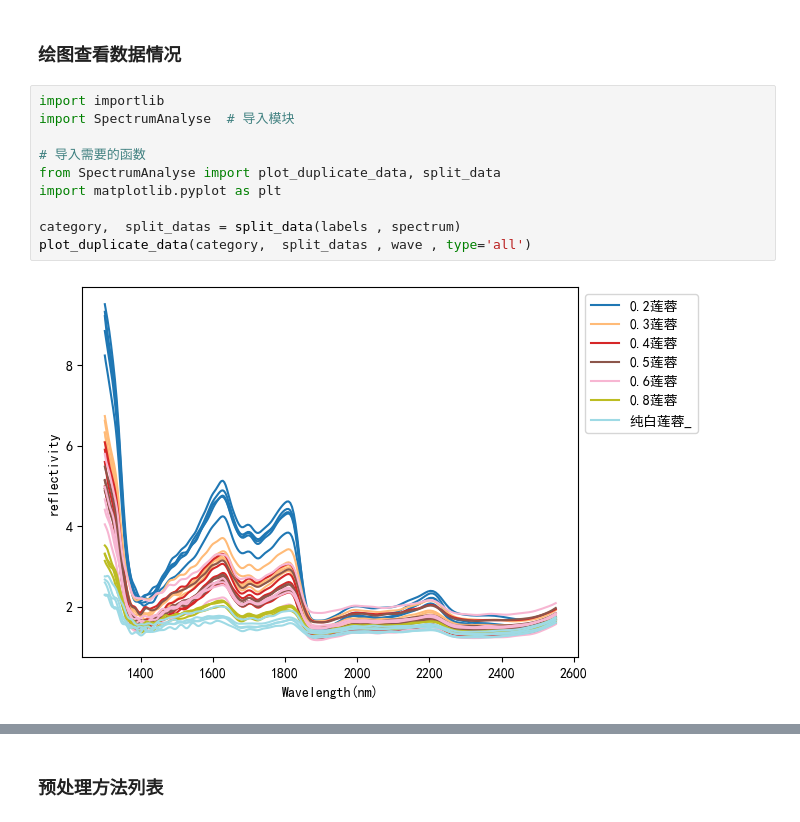
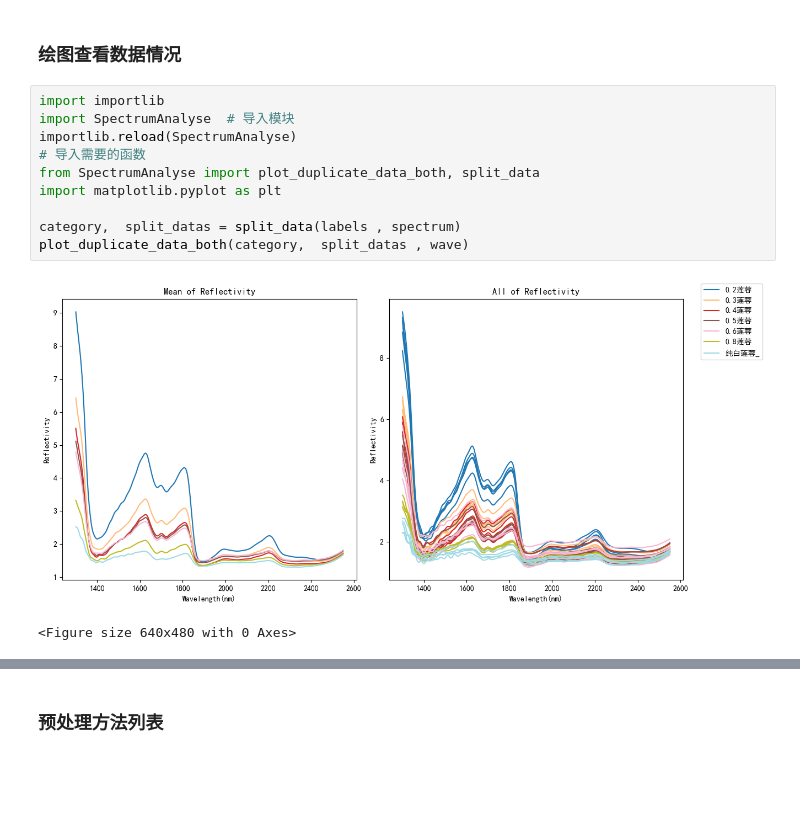
Before and after one commit to zwb-2023/Spectrum_analyse, a Jupyter notebook: 光谱数据分析模板.ipynb, the cells around one changed output, grey strips where cells are left out. Cells and saved outputs as stored; diff of their text form; blank space fills up the shorter version.

```diff
--- a/光谱数据分析模板.ipynb
+++ b/光谱数据分析模板.ipynb
@@ -17,12 +17,13 @@ labels = [i[:5] for i in df.index.values]
 # %%
 import importlib
 import SpectrumAnalyse  # 导入模块
-
+importlib.reload(SpectrumAnalyse)
 # 导入需要的函数
-from SpectrumAnalyse import plot_duplicate_data, split_data
+from SpectrumAnalyse import plot_duplicate_data_both, split_data
 import matplotlib.pyplot as plt
 
 category,  split_datas = split_data(labels , spectrum)
-plot_duplicate_data(category,  split_datas , wave , type='all')
+plot_duplicate_data_both(category,  split_datas , wave)
 # %% [output]
-[figure, old version]
+[figure, new version]
+<Figure size 640x480 with 0 Axes>
```
Also changed, not shown: parts of 8 cells of this notebook, 1 other file.
